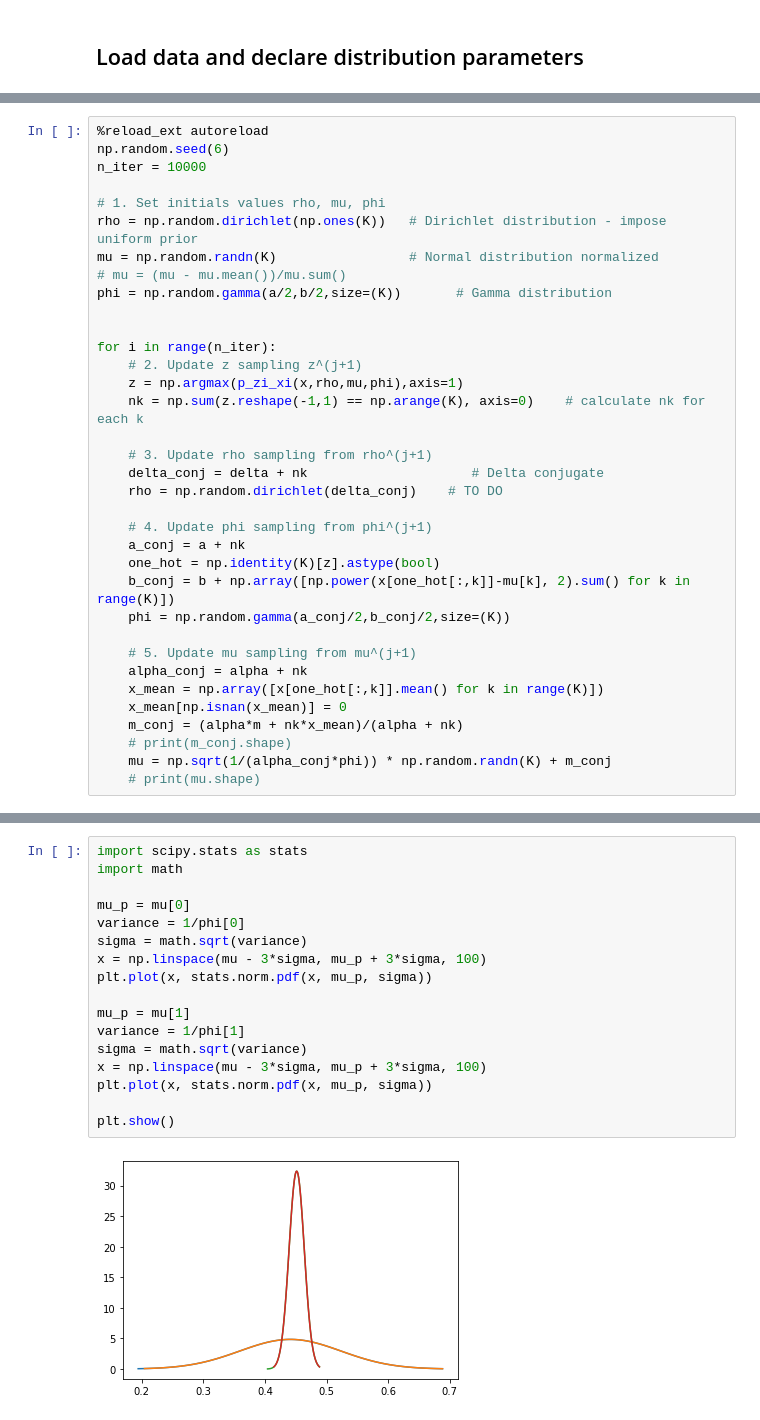
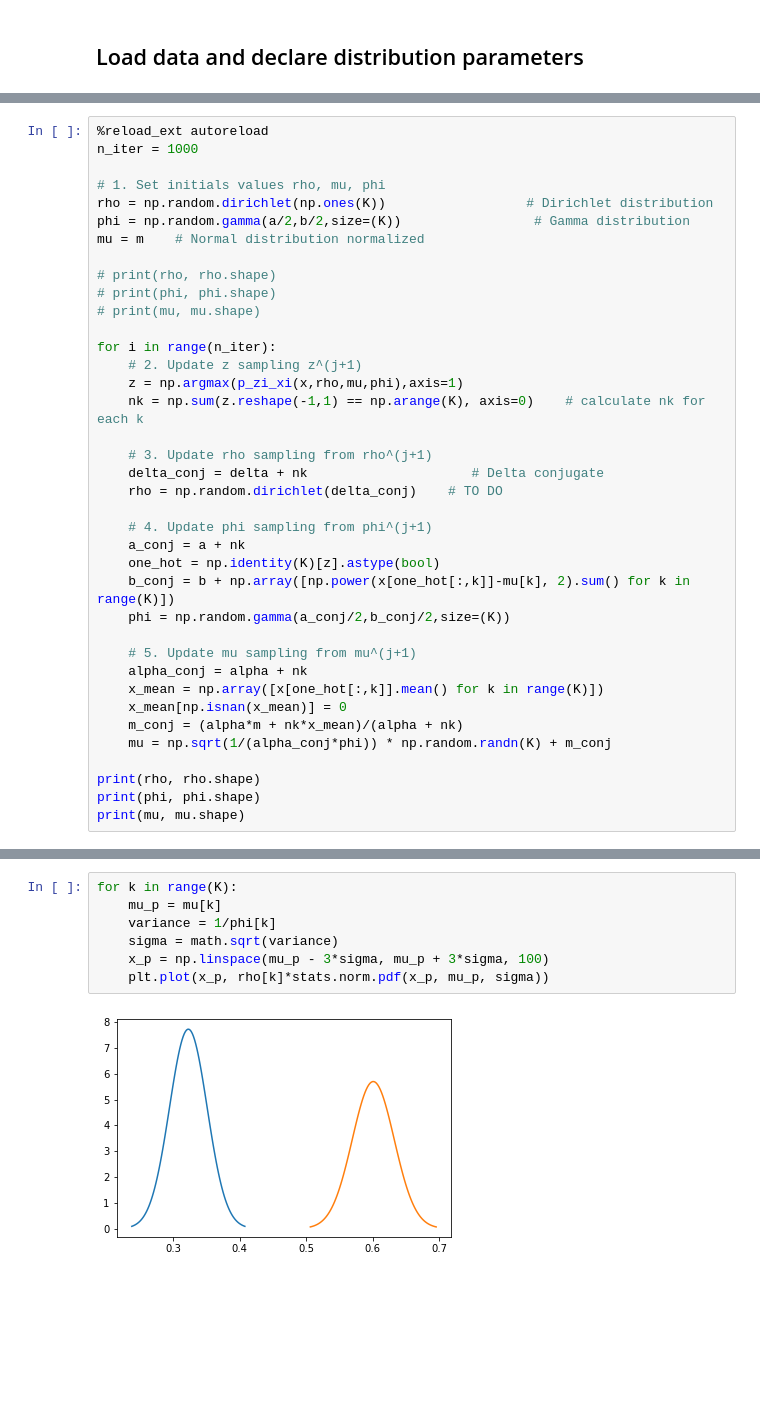
Before and after one commit to emarazz/siml_2019, a Jupyter notebook: H3/hw3.ipynb, the cells around one changed output, grey strips where cells are left out. Cells and saved outputs as stored; diff of their text form; blank space fills up the shorter version.

```diff
--- a/H3/hw3.ipynb
+++ b/H3/hw3.ipynb
@@ -232,14 +188,15 @@ m = (m - m.mean())/m.sum()
 # %%
 %reload_ext autoreload
-np.random.seed(6)
-n_iter = 10000
+n_iter = 1000
 
 # 1. Set initials values rho, mu, phi
-rho = np.random.dirichlet(np.ones(K))   # Dirichlet distribution - impose uniform prior
-mu = np.random.randn(K)                 # Normal distribution normalized
-# mu = (mu - mu.mean())/mu.sum()
-phi = np.random.gamma(a/2,b/2,size=(K))       # Gamma distribution
+rho = np.random.dirichlet(np.ones(K))                  # Dirichlet distribution
+phi = np.random.gamma(a/2,b/2,size=(K))                 # Gamma distribution
+mu = m    # Normal distribution normalized
 
+# print(rho, rho.shape)
+# print(phi, phi.shape)
+# print(mu, mu.shape)
 
 for i in range(n_iter):
     # 2. Update z sampling z^(j+1)
@@ -261,6 +218,8 @@ for i in range(n_iter):
     x_mean = np.array([x[one_hot[:,k]].mean() for k in range(K)])
     x_mean[np.isnan(x_mean)] = 0
     m_conj = (alpha*m + nk*x_mean)/(alpha + nk)
-    # print(m_conj.shape)
     mu = np.sqrt(1/(alpha_conj*phi)) * np.random.randn(K) + m_conj
-    # print(mu.shape)
+
+print(rho, rho.shape)
+print(phi, phi.shape)
+print(mu, mu.shape)
@@ -279,19 +242,9 @@ plt.hist(x,bins=200);
 # %%
-import scipy.stats as stats
-import math
-
-mu_p = mu[0]
-variance = 1/phi[0]
-sigma = math.sqrt(variance)
-x = np.linspace(mu - 3*sigma, mu_p + 3*sigma, 100)
-plt.plot(x, stats.norm.pdf(x, mu_p, sigma))
-
-mu_p = mu[1]
-variance = 1/phi[1]
-sigma = math.sqrt(variance)
-x = np.linspace(mu - 3*sigma, mu_p + 3*sigma, 100)
-plt.plot(x, stats.norm.pdf(x, mu_p, sigma))
-
-plt.show()
+for k in range(K):
+    mu_p = mu[k]
+    variance = 1/phi[k]
+    sigma = math.sqrt(variance)
+    x_p = np.linspace(mu_p - 3*sigma, mu_p + 3*sigma, 100)
+    plt.plot(x_p, rho[k]*stats.norm.pdf(x_p, mu_p, sigma))
 # %% [output]
-[figure, old version]
+[figure, new version]
```
Also changed, not shown: parts of 9 cells of this notebook.
